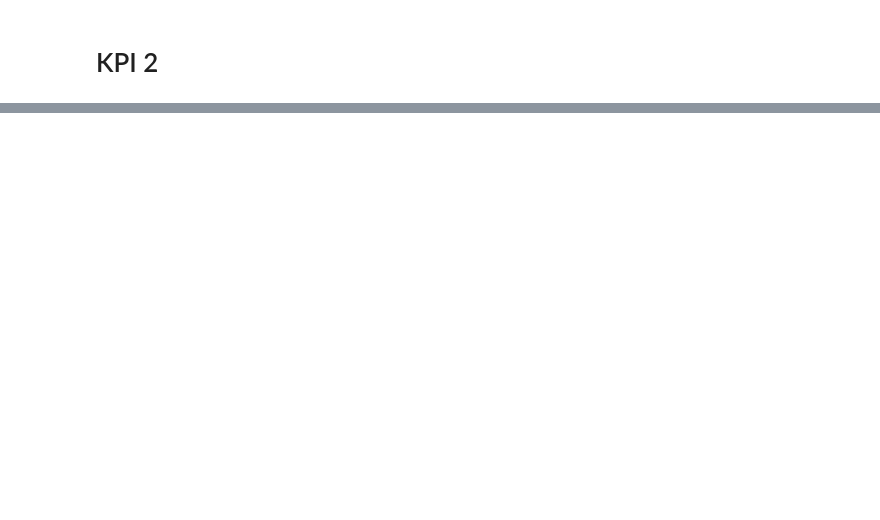
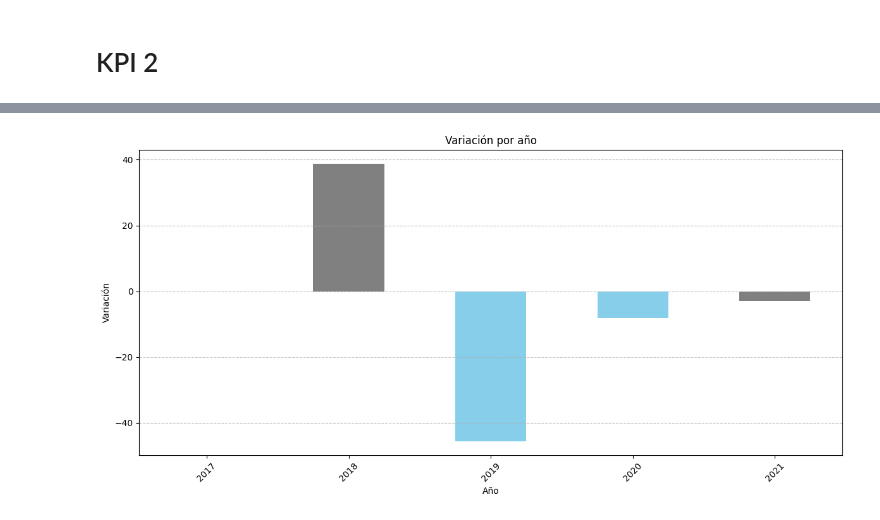
Before and after one commit to AgneseNahuel/PIDA, a Jupyter notebook: ETL.ipynb, the cells around one changed output, grey strips where cells are left out. Drawn from its saved outputs; the diff is of its cells as text; code cells hidden in the pictures; blank space fills up the shorter version.

```diff
--- a/ETL.ipynb
+++ b/ETL.ipynb
@@ -518,0 +517,9 @@ kpi_2.to_csv("CSV/kpi_2.csv", index=False)
+# %%
+kpi_3 = kpi_3.groupby(['Año'])["Num víctimas"].sum().reset_index(name='Total victima peaton')
+# %%
+kpi_3['AÑO_ANTERIOR'] = kpi_3["Total victima peaton"].shift(periods=1, fill_value=0)
+# %%
+kpi_3['TASA_HOMICIDIOS'] = (kpi_3["Total victima peaton"]/3120612) * 100000
+kpi_3['TASA_AÑO_ANTERIOR'] = (kpi_3['AÑO_ANTERIOR']/3120612) * 100000
+# %%
+kpi_3['VARIACION'] = (kpi_3['TASA_HOMICIDIOS'] - kpi_3['TASA_AÑO_ANTERIOR']) / kpi_3['TASA_AÑO_ANTERIOR'] * 100
@@ -518,0 +536,13 @@ kpi_2.to_csv("CSV/kpi_2.csv", index=False)
+# %%
+plt.figure(figsize=(12, 6))
+colores = ['skyblue' if valor < -5 else 'gray' for valor in kpi_3['VARIACION']]
+plt.bar(kpi_3['Año'], kpi_3['VARIACION'], color=colores, width=0.5)
+plt.xlabel('Año')
+plt.ylabel('Variación')
+plt.title('Variación por año')
+plt.xticks(rotation=45)
+plt.grid(axis='y', linestyle='--', alpha=0.7)
+plt.tight_layout()
+plt.show()
+# %% [output]
+[figure, added]
```
Also changed, not shown: parts of 36 cells of this notebook, 4 other files.
